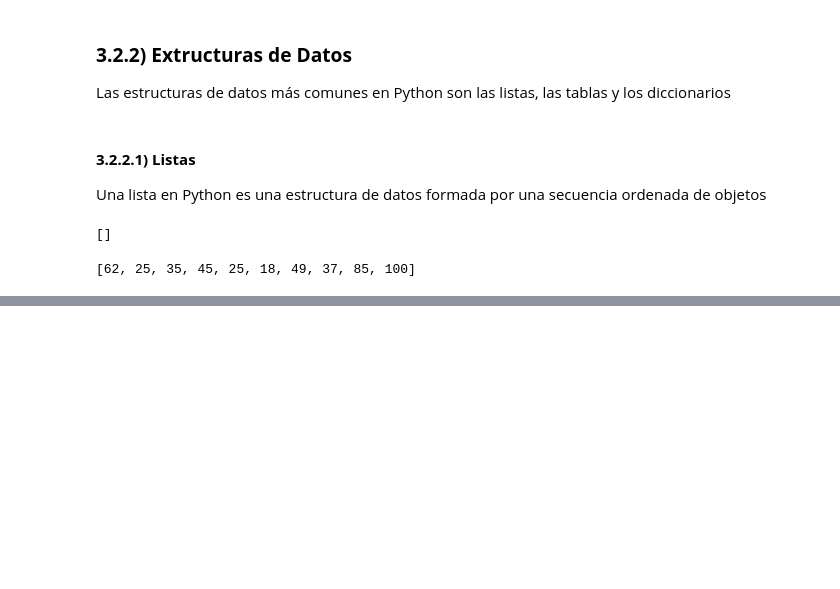
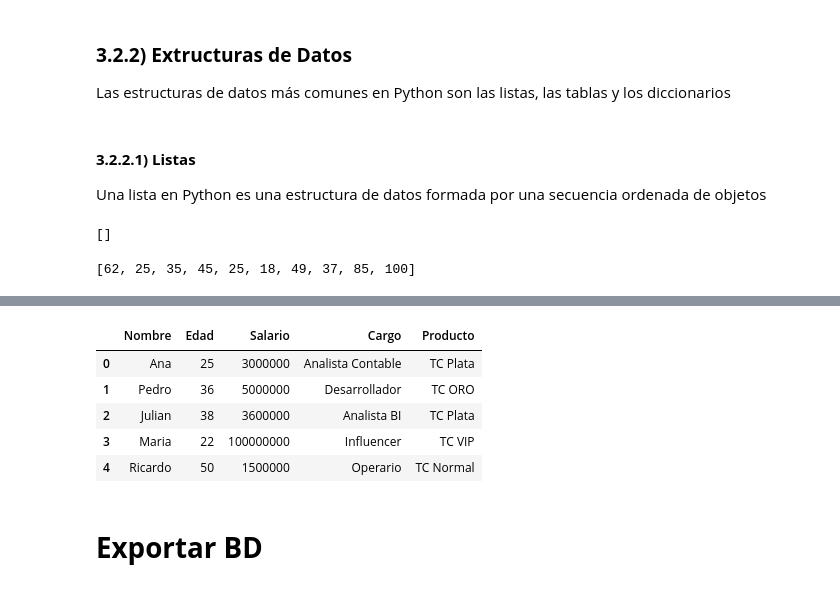
Before and after one commit to Oscar19922017/IntroduccionPython2023_2, a Jupyter notebook: IntroduccionPython2023_2.ipynb, the cells around one changed output, grey strips where cells are left out. Drawn from its saved outputs; the diff is of its cells as text; code cells hidden in the pictures; blank space fills up the shorter version.

```diff
--- a/IntroduccionPython2023_2.ipynb
+++ b/IntroduccionPython2023_2.ipynb
@@ -184,0 +428,23 @@ print(Lista_Edad)
+# %%
+Nombre=["Ana","Pedro","Julian","Maria","Ricardo"]
+Edad=[25,36,38,22,50]
+Salario=[3000000,5000000,3600000,100000000,1500000]
+Cargo=["Analista Contable","Desarrollador","Analista BI","Influencer","Operario"]
+Producto=["TC Plata","TC ORO","TC Plata","TC VIP","TC Normal"]
+# %%
+BaseDatos=pd.DataFrame({"Nombre":Nombre,
+                        "Edad":Edad,
+                        "Salario":Salario,
+                        "Cargo":Cargo,
+                        "Producto":Producto})
+# %%
+BaseDatos
+# %% [output]
+|  | Nombre | Edad | Salario | Cargo | Producto |
+| 0 | Ana | 25 | 3000000 | Analista Contable | TC Plata |
+| 1 | Pedro | 36 | 5000000 | Desarrollador | TC ORO |
+| 2 | Julian | 38 | 3600000 | Analista BI | TC Plata |
+| 3 | Maria | 22 | 100000000 | Influencer | TC VIP |
+| 4 | Ricardo | 50 | 1500000 | Operario | TC Normal |
+# %% [markdown]
+# **Exportar BD**
```
Also changed, not shown: parts of 61 cells of this notebook.
